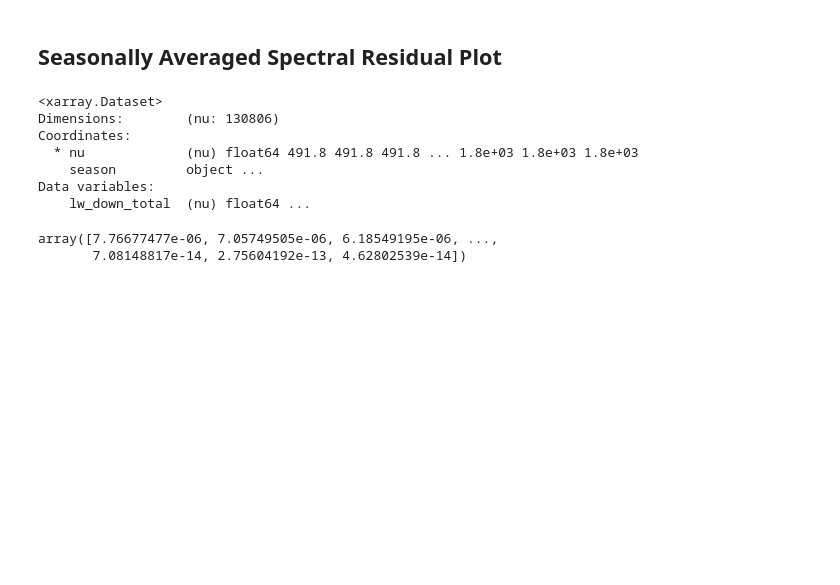
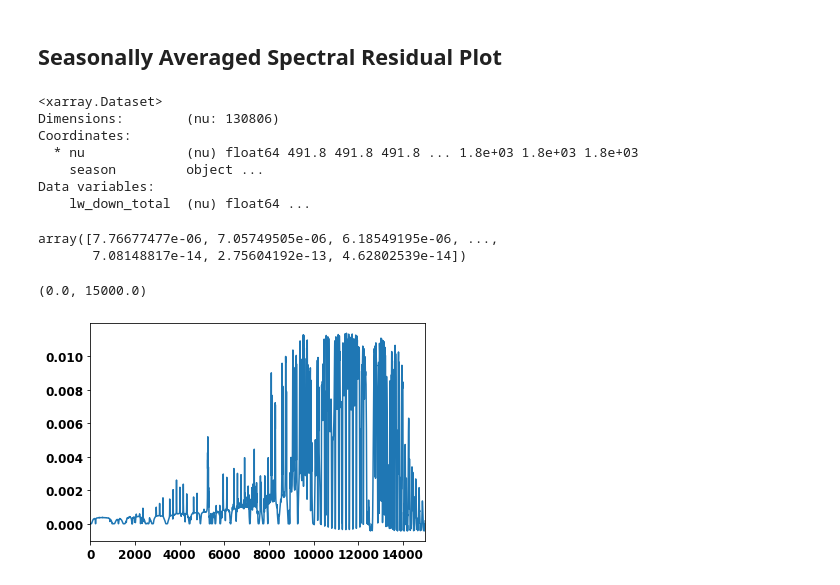
Before and after one commit to costachris/arctic_surface_forcing, a Jupyter notebook: rad_transfer_python/make_plots_final.ipynb, the cells around one changed output. Drawn from its saved outputs; the diff is of its cells as text; code cells hidden in the pictures; blank space fills up the shorter version.

```diff
--- a/rad_transfer_python/make_plots_final.ipynb
+++ b/rad_transfer_python/make_plots_final.ipynb
@@ -155,6 +222,12 @@ np.where(rr>0,rr, np.nan)
 # %% [output]
 array([7.76677477e-06, 7.05749505e-06, 6.18549195e-06, ...,
        7.08148817e-14, 2.75604192e-13, 4.62802539e-14])
+# %%
+plt.plot(co2_spec_resid_summer['lw_down_total'].values)
+plt.xlim([0, 15000])
+# %% [output]
+(0.0, 15000.0)
+[figure, added]
 # %%
 %run mean_analysis_utils.py
 plot_forcing_spectral_residual(co2_spec_resid_summer['lw_down_total'].values,
```
Also changed, not shown: parts of 18 cells of this notebook, 16 other files.
